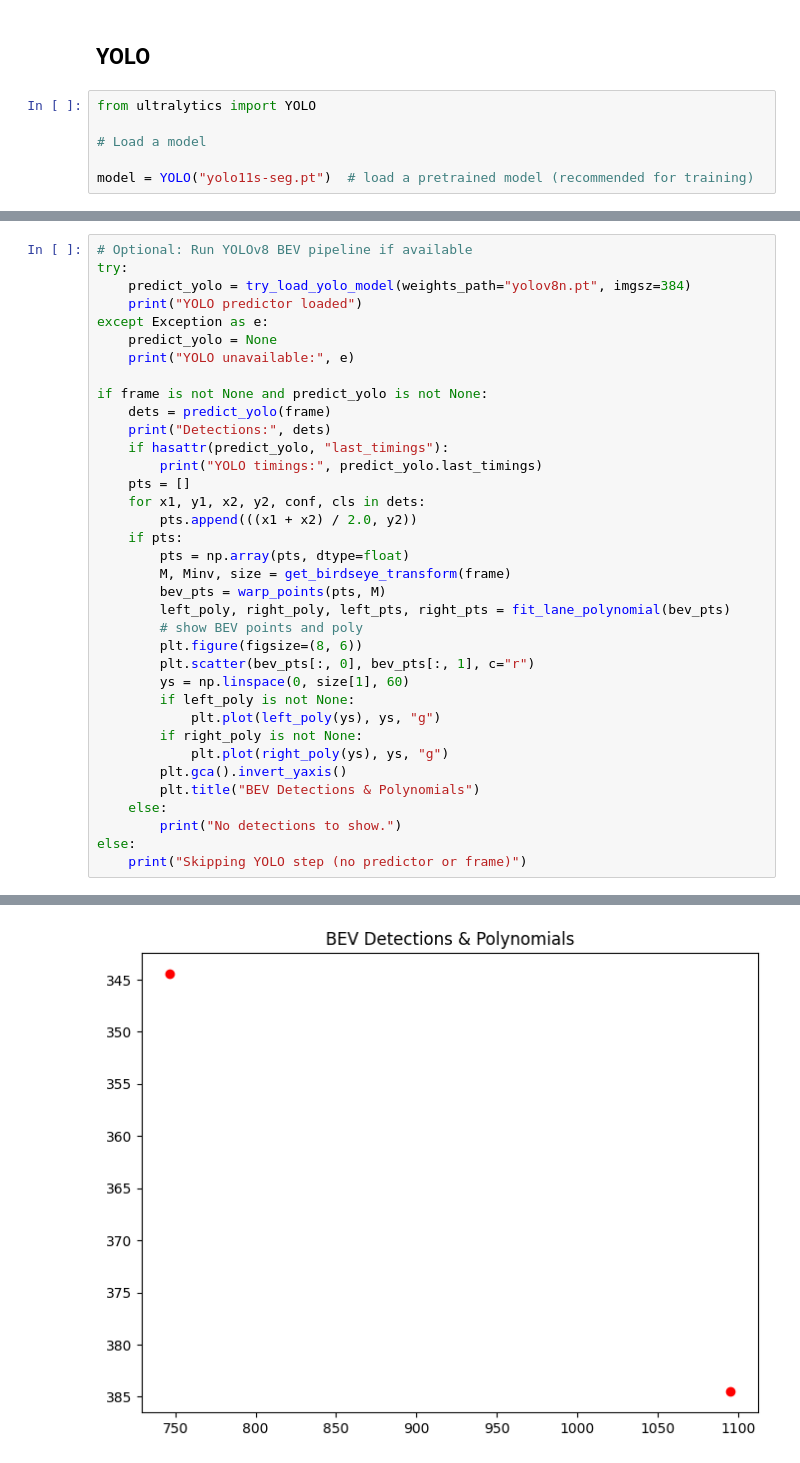
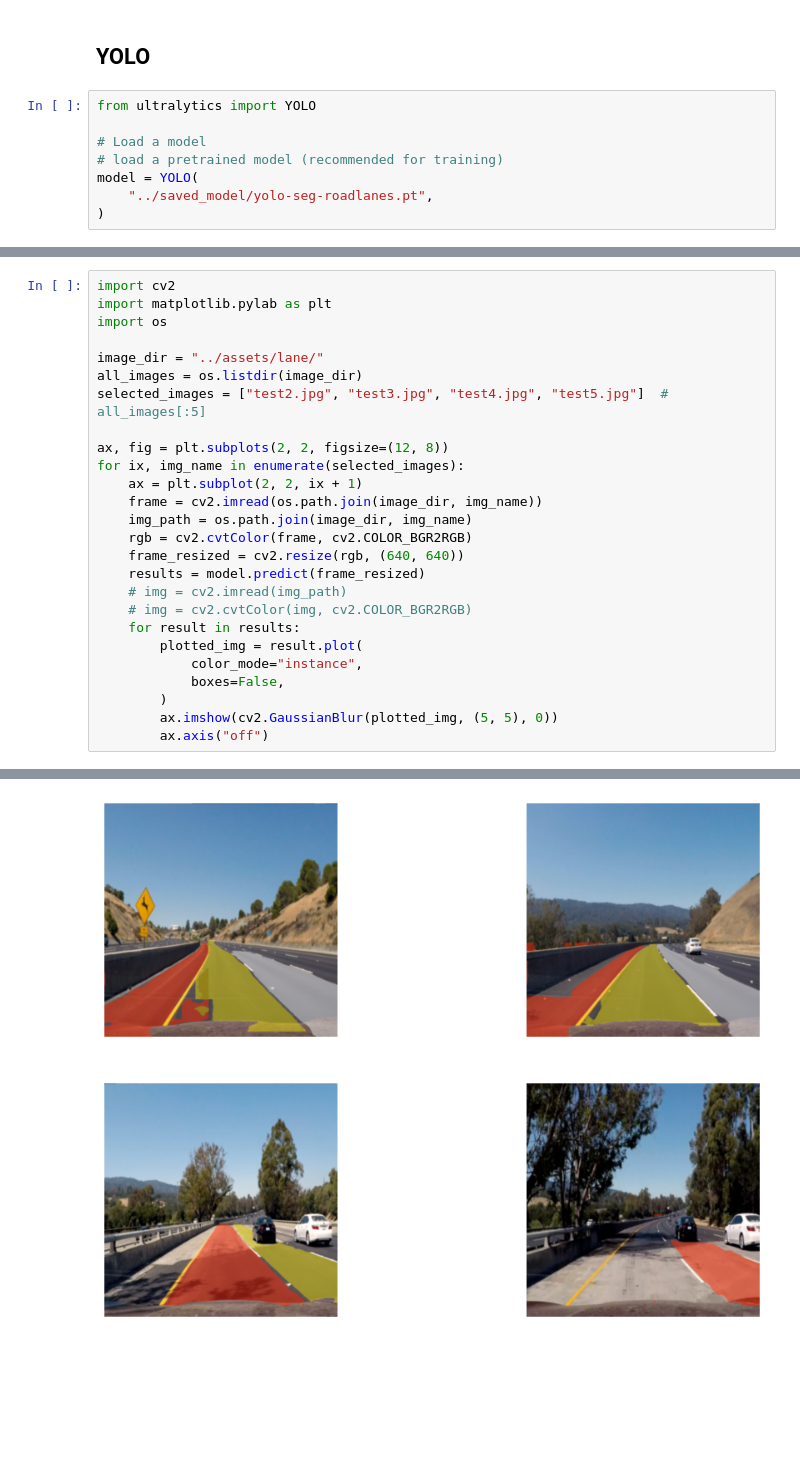
Before and after one commit to srbhp/autodrive, a Jupyter notebook: example/lane_demo_test.ipynb, the cells around one changed output, grey strips where cells are left out. Drawn from its saved outputs; the diff is of its cells as text; blank space fills up the shorter version.

Commit message:
wip: lane detection

```diff
--- a/example/lane_demo_test.ipynb
+++ b/example/lane_demo_test.ipynb
@@ -88,5 +88,7 @@ else:
 from ultralytics import YOLO
 
 # Load a model
-
-model = YOLO("yolo11s-seg.pt")  # load a pretrained model (recommended for training)
+# load a pretrained model (recommended for training)
+model = YOLO(
+    "../saved_model/yolo-seg-roadlanes.pt",
+)
@@ -93,37 +111,27 @@ model = YOLO("yolo11s-seg.pt")  # load a pretrained model (recommended for train
 # %%
-# Optional: Run YOLOv8 BEV pipeline if available
-try:
-    predict_yolo = try_load_yolo_model(weights_path="yolov8n.pt", imgsz=384)
-    print("YOLO predictor loaded")
-except Exception as e:
-    predict_yolo = None
-    print("YOLO unavailable:", e)
+import cv2
+import matplotlib.pylab as plt
+import os
 
-if frame is not None and predict_yolo is not None:
-    dets = predict_yolo(frame)
-    print("Detections:", dets)
-    if hasattr(predict_yolo, "last_timings"):
-        print("YOLO timings:", predict_yolo.last_timings)
-    pts = []
-    for x1, y1, x2, y2, conf, cls in dets:
-        pts.append(((x1 + x2) / 2.0, y2))
-    if pts:
-        pts = np.array(pts, dtype=float)
-        M, Minv, size = get_birdseye_transform(frame)
-        bev_pts = warp_points(pts, M)
-        left_poly, right_poly, left_pts, right_pts = fit_lane_polynomial(bev_pts)
-        # show BEV points and poly
-        plt.figure(figsize=(8, 6))
-        plt.scatter(bev_pts[:, 0], bev_pts[:, 1], c="r")
-        ys = np.linspace(0, size[1], 60)
-        if left_poly is not None:
-            plt.plot(left_poly(ys), ys, "g")
-        if right_poly is not None:
-            plt.plot(right_poly(ys), ys, "g")
-        plt.gca().invert_yaxis()
-        plt.title("BEV Detections & Polynomials")
-    else:
-        print("No detections to show.")
-else:
-    print("Skipping YOLO step (no predictor or frame)")
+image_dir = "../assets/lane/"
+all_images = os.listdir(image_dir)
+selected_images = ["test2.jpg", "test3.jpg", "test4.jpg", "test5.jpg"]  # all_images[:5]
+
+ax, fig = plt.subplots(2, 2, figsize=(12, 8))
+for ix, img_name in enumerate(selected_images):
+    ax = plt.subplot(2, 2, ix + 1)
+    frame = cv2.imread(os.path.join(image_dir, img_name))
+    img_path = os.path.join(image_dir, img_name)
+    rgb = cv2.cvtColor(frame, cv2.COLOR_BGR2RGB)
+    frame_resized = cv2.resize(rgb, (640, 640))
+    results = model.predict(frame_resized)
+    # img = cv2.imread(img_path)
+    # img = cv2.cvtColor(img, cv2.COLOR_BGR2RGB)
+    for result in results:
+        plotted_img = result.plot(
+            color_mode="instance",
+            boxes=False,
+        )
+        ax.imshow(cv2.GaussianBlur(plotted_img, (5, 5), 0))
+        ax.axis("off")
 # %% [output]
@@ -137 +149 @@ YOLO timings: {'preprocess': 3.969998942920938e-07, 'inference': 0.0563269880003
-[figure, old version]
+[figure, new version]
```
Also changed, not shown: parts of 6 cells of this notebook, 2 other files.
